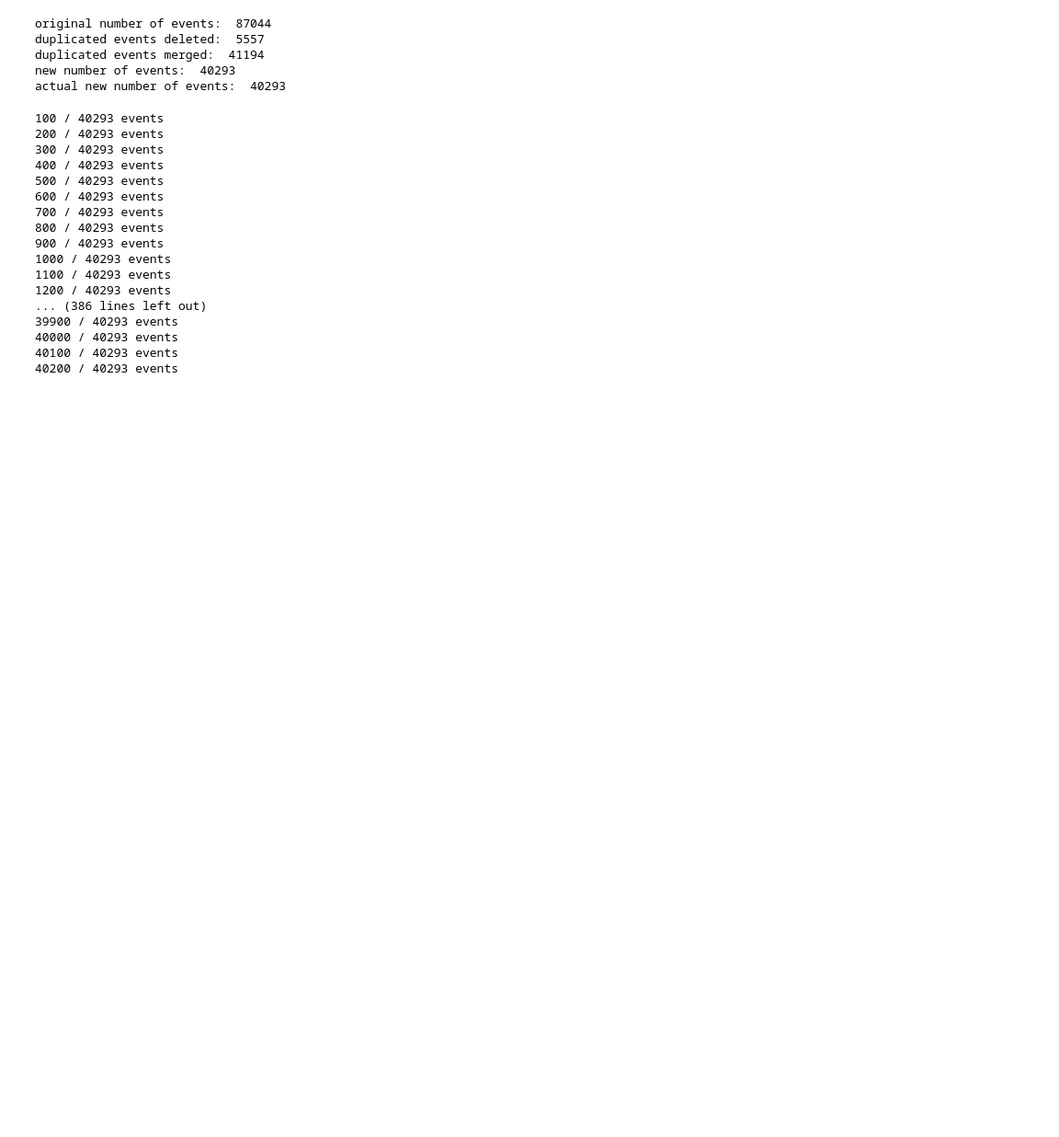
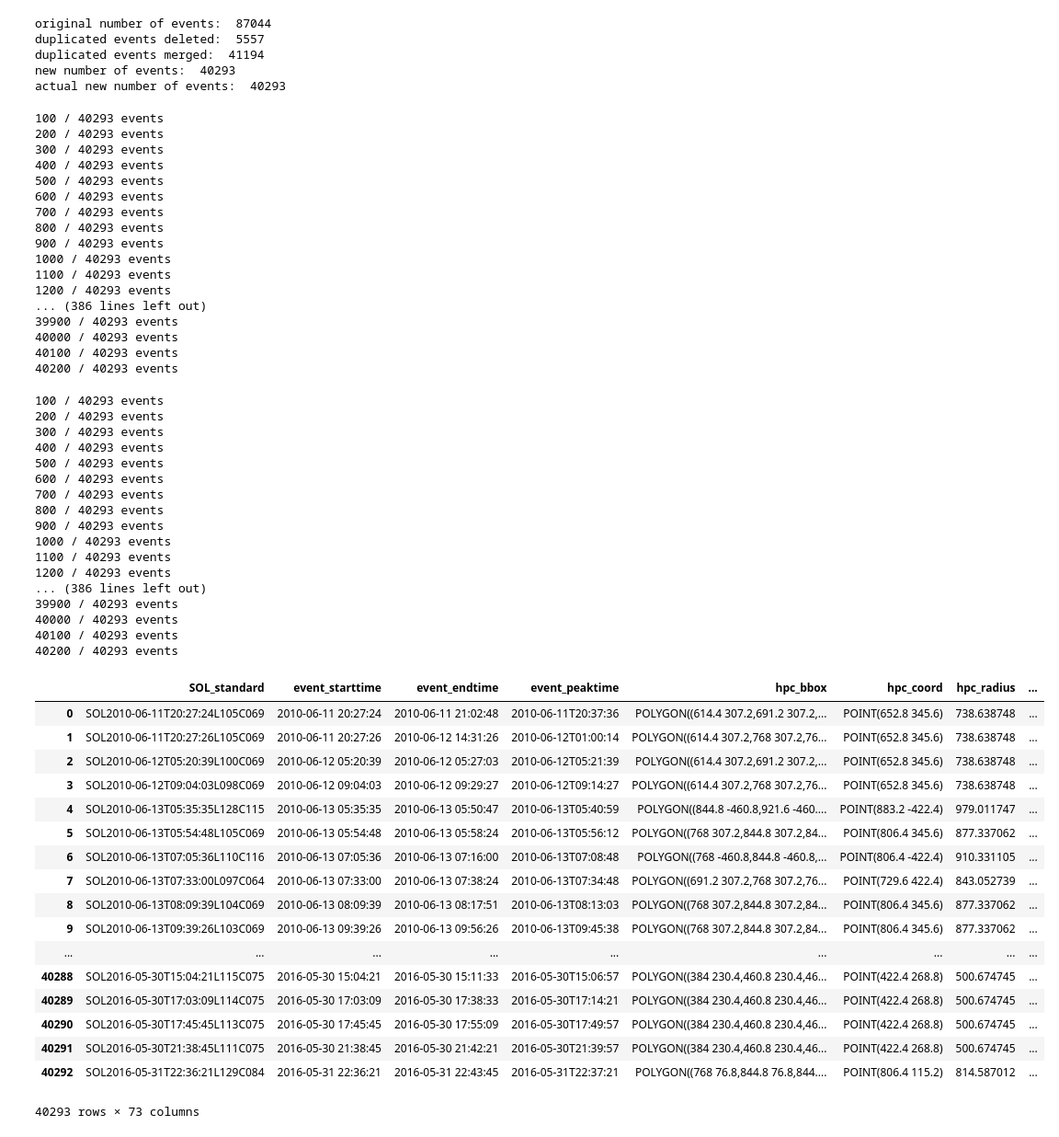
Before and after one commit to Nschanche/Flux_Emergence_and_flares, a Jupyter notebook: Flare.ipynb, the cells around one changed output. Shown: that part at 92% size. Drawn from its saved outputs; the diff is of its cells as text; code cells hidden in the pictures; blank space fills up the shorter version.

Commit message:
revised associate_goes(), beginning work on light curves -KL

```diff
--- a/Flare.ipynb
+++ b/Flare.ipynb
@@ -456,9 +456,9 @@ def ignore_nans(number):
     else: number = float(number)
     return number
 # %%
-flare_set = pd.read_csv('flare_dataset_cleaned_30min_100arcsec_with_GOES_with_ar_with_sigmoid.csv', delimiter = ',',
+flare_set = pd.read_csv('flare_dataset_cleaned_30min_100arcsec_with_GOES_with_ar_with_sigmoid_with_er.csv', delimiter = ',',
                         header = 0)
 goescls = flare_set['goescls']
 cgs_flux = GOES2numericflux(goescls)
 flare_set.loc[:, 'fl_peakflux_goes'] = cgs_flux
-flare_set.to_csv('flare_dataset_cleaned_30min_100arcsec_with_GOES_with_ar_with_sigmoid.csv', index = False)
+flare_set.to_csv('flare_dataset_cleaned_30min_100arcsec_with_GOES_with_ar_with_sigmoid_with_er.csv', index = False)
@@ -464,0 +568,39 @@ flare_set.to_csv('flare_dataset_cleaned_30min_100arcsec_with_GOES_with_ar_with_s
+# %%
+associate_GOES2('flare_dataset_cleaned_30min_100arcsec.csv', 'prepped_GOES.csv', 30, 200, output2file=True,
+                out_file = None)
+# %% [output]
+100 / 40293 events
+200 / 40293 events
+300 / 40293 events
+400 / 40293 events
+500 / 40293 events
+600 / 40293 events
+700 / 40293 events
+800 / 40293 events
+900 / 40293 events
+1000 / 40293 events
+1100 / 40293 events
+1200 / 40293 events
+... (386 lines left out)
+39900 / 40293 events
+40000 / 40293 events
+40100 / 40293 events
+40200 / 40293 events
+|  | SOL_standard | event_starttime | event_endtime | event_peaktime | hpc_bbox | hpc_coord | hpc_radius | ... |
+| 0 | SOL2010-06-11T20:27:24L105C069 | 2010-06-11 20:27:24 | 2010-06-11 21:02:48 | 2010-06-11T20:37:36 | POLYGON((614.4 307.2,691.2 307.2,... | POINT(652.8 345.6) | 738.638748 | ... |
+| 1 | SOL2010-06-11T20:27:26L105C069 | 2010-06-11 20:27:26 | 2010-06-12 14:31:26 | 2010-06-12T01:00:14 | POLYGON((614.4 307.2,768 307.2,76... | POINT(652.8 345.6) | 738.638748 | ... |
+| 2 | SOL2010-06-12T05:20:39L100C069 | 2010-06-12 05:20:39 | 2010-06-12 05:27:03 | 2010-06-12T05:21:39 | POLYGON((614.4 307.2,691.2 307.2,... | POINT(652.8 345.6) | 738.638748 | ... |
+| 3 | SOL2010-06-12T09:04:03L098C069 | 2010-06-12 09:04:03 | 2010-06-12 09:29:27 | 2010-06-12T09:14:27 | POLYGON((614.4 307.2,768 307.2,76... | POINT(652.8 345.6) | 738.638748 | ... |
+| 4 | SOL2010-06-13T05:35:35L128C115 | 2010-06-13 05:35:35 | 2010-06-13 05:50:47 | 2010-06-13T05:40:59 | POLYGON((844.8 -460.8,921.6 -460.... | POINT(883.2 -422.4) | 979.011747 | ... |
+| 5 | SOL2010-06-13T05:54:48L105C069 | 2010-06-13 05:54:48 | 2010-06-13 05:58:24 | 2010-06-13T05:56:12 | POLYGON((768 307.2,844.8 307.2,84... | POINT(806.4 345.6) | 877.337062 | ... |
+| 6 | SOL2010-06-13T07:05:36L110C116 | 2010-06-13 07:05:36 | 2010-06-13 07:16:00 | 2010-06-13T07:08:48 | POLYGON((768 -460.8,844.8 -460.8,... | POINT(806.4 -422.4) | 910.331105 | ... |
+| 7 | SOL2010-06-13T07:33:00L097C064 | 2010-06-13 07:33:00 | 2010-06-13 07:38:24 | 2010-06-13T07:34:48 | POLYGON((691.2 307.2,768 307.2,76... | POINT(729.6 422.4) | 843.052739 | ... |
+| 8 | SOL2010-06-13T08:09:39L104C069 | 2010-06-13 08:09:39 | 2010-06-13 08:17:51 | 2010-06-13T08:13:03 | POLYGON((768 307.2,844.8 307.2,84... | POINT(806.4 345.6) | 877.337062 | ... |
+| 9 | SOL2010-06-13T09:39:26L103C069 | 2010-06-13 09:39:26 | 2010-06-13 09:56:26 | 2010-06-13T09:45:38 | POLYGON((768 307.2,844.8 307.2,84... | POINT(806.4 345.6) | 877.337062 | ... |
+| ... | ... | ... | ... | ... | ... | ... | ... | ... |
+| 40288 | SOL2016-05-30T15:04:21L115C075 | 2016-05-30 15:04:21 | 2016-05-30 15:11:33 | 2016-05-30T15:06:57 | POLYGON((384 230.4,460.8 230.4,46... | POINT(422.4 268.8) | 500.674745 | ... |
+| 40289 | SOL2016-05-30T17:03:09L114C075 | 2016-05-30 17:03:09 | 2016-05-30 17:38:33 | 2016-05-30T17:14:21 | POLYGON((384 230.4,460.8 230.4,46... | POINT(422.4 268.8) | 500.674745 | ... |
+| 40290 | SOL2016-05-30T17:45:45L113C075 | 2016-05-30 17:45:45 | 2016-05-30 17:55:09 | 2016-05-30T17:49:57 | POLYGON((384 230.4,460.8 230.4,46... | POINT(422.4 268.8) | 500.674745 | ... |
+| 40291 | SOL2016-05-30T21:38:45L111C075 | 2016-05-30 21:38:45 | 2016-05-30 21:42:21 | 2016-05-30T21:39:57 | POLYGON((384 230.4,460.8 230.4,46... | POINT(422.4 268.8) | 500.674745 | ... |
+| 40292 | SOL2016-05-31T22:36:21L129C084 | 2016-05-31 22:36:21 | 2016-05-31 22:43:45 | 2016-05-31T22:37:21 | POLYGON((768 76.8,844.8 76.8,844.... | POINT(806.4 115.2) | 814.587012 | ... |
+40293 rows × 73 columns
```
Also changed, not shown: parts of 2 cells of this notebook, 4 other files.
